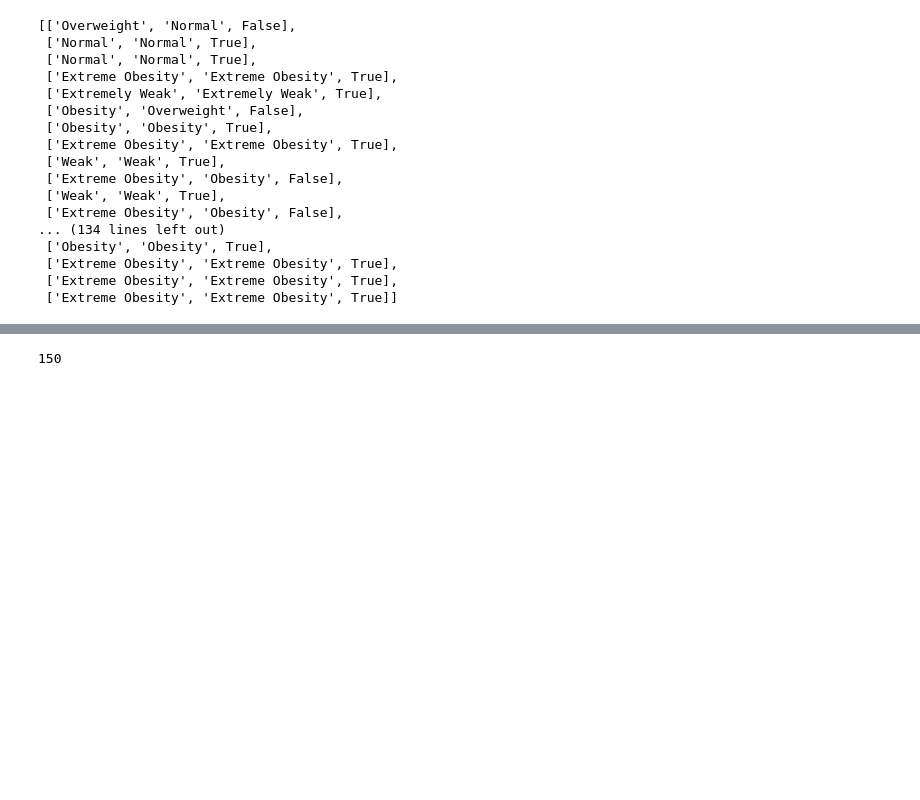
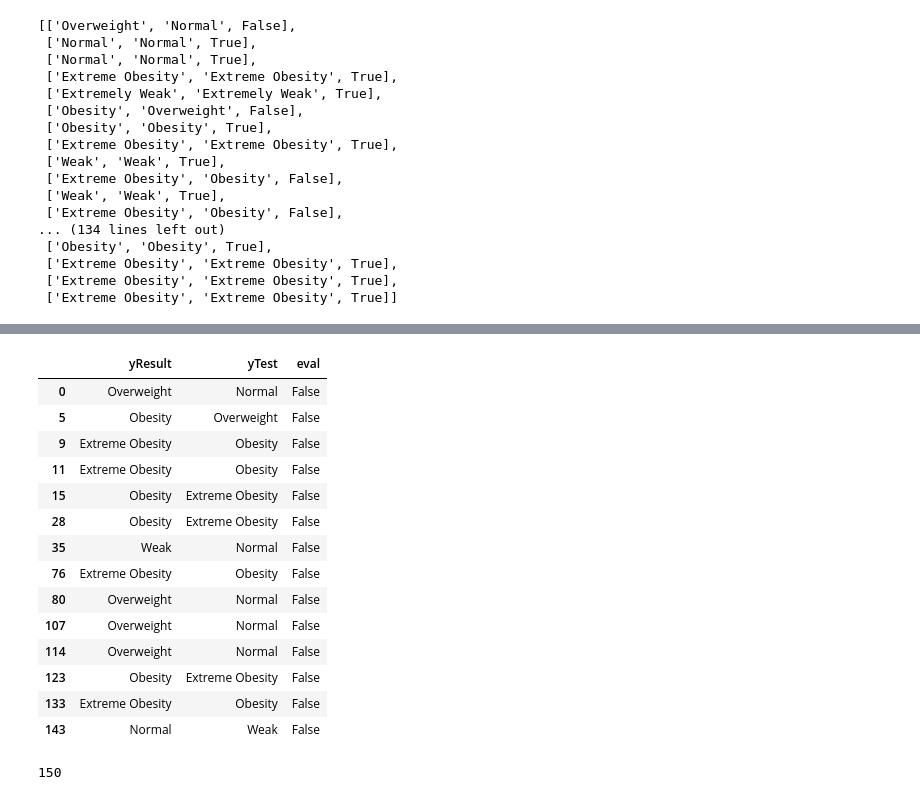
Before and after one commit to muinise74/Machine-Learning-, a Jupyter notebook: ex02_머신러닝_BMI.ipynb, the cells around one changed output, grey strips where cells are left out. Cells and saved outputs as stored; diff of their text form; code cells hidden in the pictures; blank space fills up the shorter version.

```diff
--- a/ex02_머신러닝_BMI.ipynb
+++ b/ex02_머신러닝_BMI.ipynb
@@ -279,0 +278,2 @@ df_eval = pd.DataF
+# %%
+df_eval = pd.DataFrame(eval, columns = ['yResult','yTest','eval'])
@@ -280,3 +296,21 @@ df_eval = pd.DataF
+# %%
+df_eval[df_eval['eval']==False]
+# %% [output]
+|  | yResult | yTest | eval |
+| 0 | Overweight | Normal | False |
+| 5 | Obesity | Overweight | False |
+| 9 | Extreme Obesity | Obesity | False |
+| 11 | Extreme Obesity | Obesity | False |
+| 15 | Obesity | Extreme Obesity | False |
+| 28 | Obesity | Extreme Obesity | False |
+| 35 | Weak | Normal | False |
+| 76 | Extreme Obesity | Obesity | False |
+| 80 | Overweight | Normal | False |
+| 107 | Overweight | Normal | False |
+| 114 | Overweight | Normal | False |
+| 123 | Obesity | Extreme Obesity | False |
+| 133 | Extreme Obesity | Obesity | False |
+| 143 | Normal | Weak | False |
 # %%
 len(eval)
 # %% [output]
```
Also changed, not shown: parts of 2 cells of this notebook.
